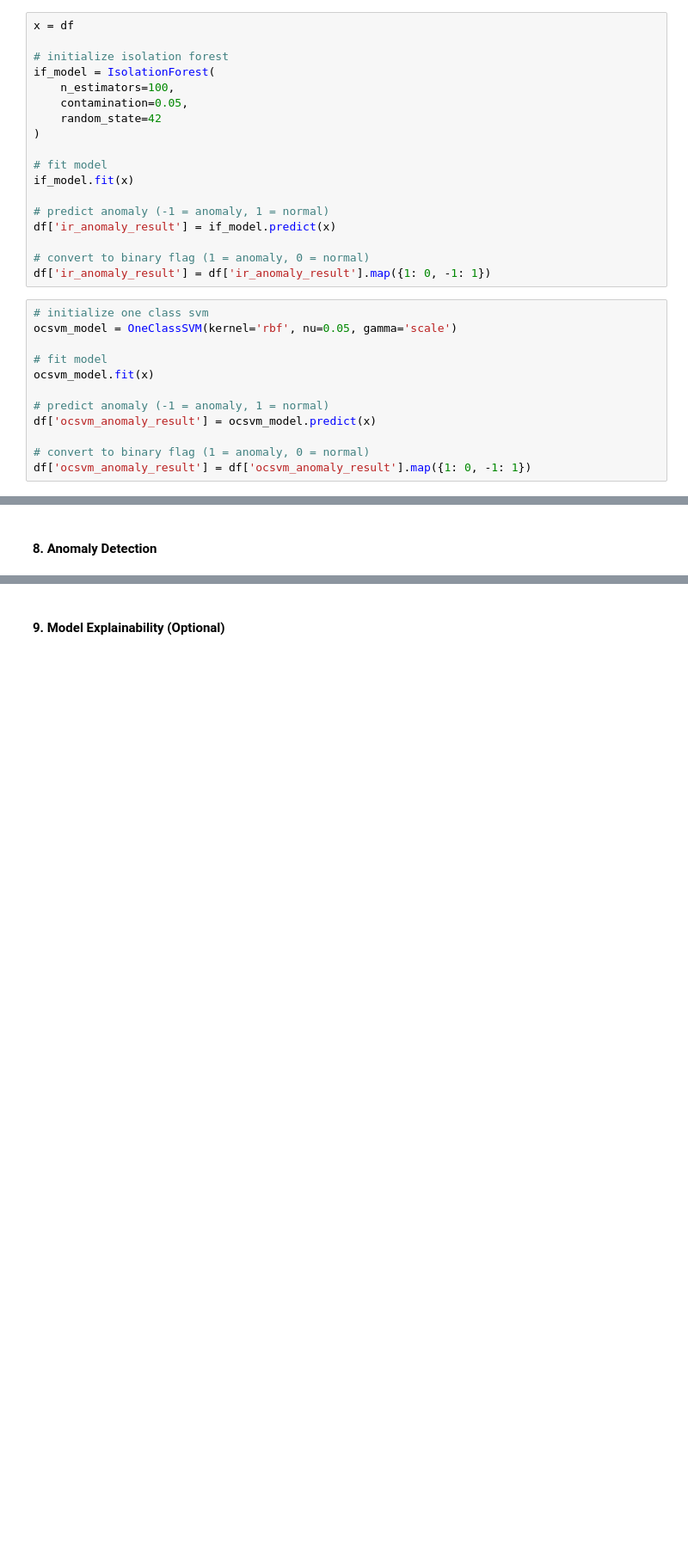
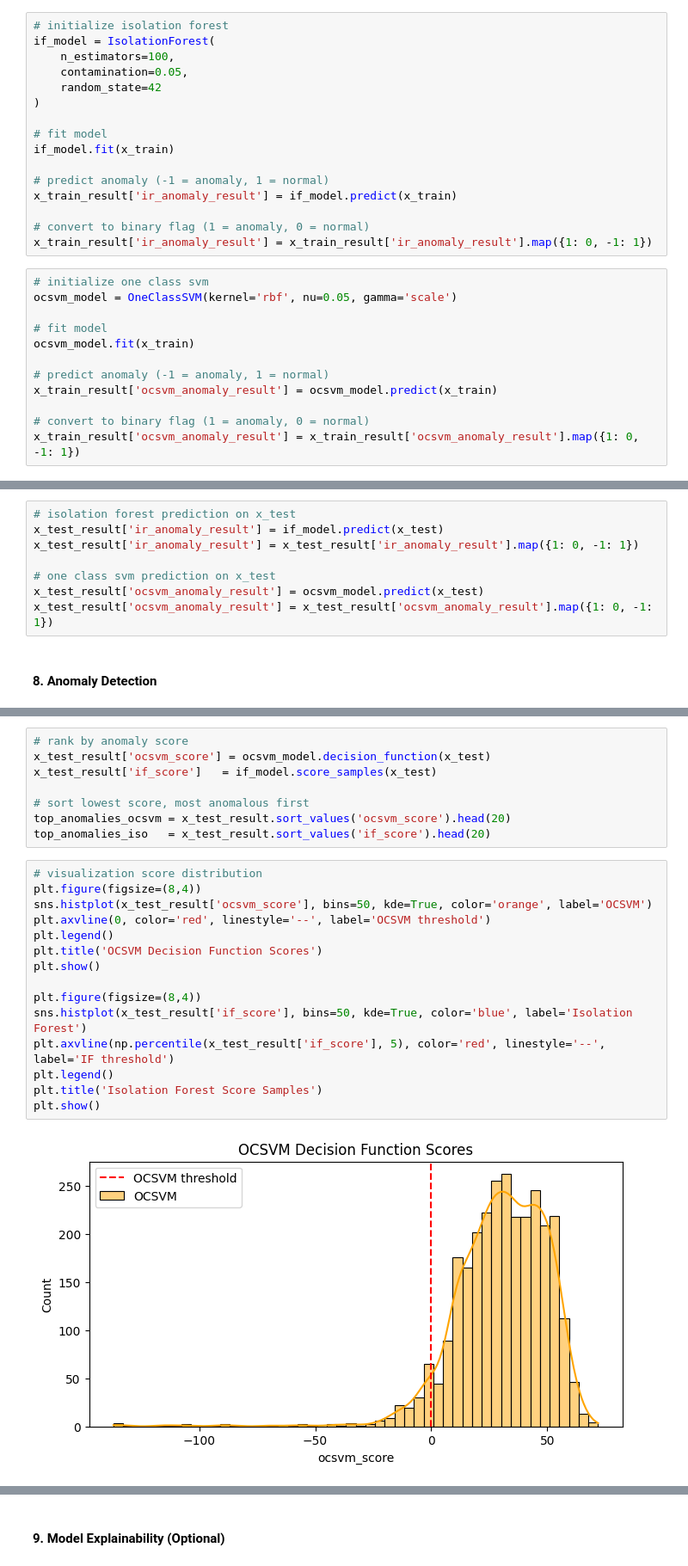
Before and after one commit to christopher192/machine-learning-project, a Jupyter notebook: tool-sensor-anomaly-detection/tool-sensor-anomaly-detection.ipynb, the cells around one changed output, grey strips where cells are left out. Shown at 86% size. Saved outputs shown, nothing was run; the diff lists cells and outputs as text; blank space fills up the shorter version.

```diff
--- a/tool-sensor-anomaly-detection/tool-sensor-anomaly-detection.ipynb
+++ b/tool-sensor-anomaly-detection/tool-sensor-anomaly-detection.ipynb
@@ -383,6 +387,4 @@ df[numeric_cols] = scaler.fit_transform(df[numeric_cols])
 # %%
-x = df
-
 # initialize isolation forest
 if_model = IsolationForest(
     n_estimators=100,
@@ -391,26 +393,34 @@ if_model = IsolationForest(
 )
 
 # fit model
-if_model.fit(x)
+if_model.fit(x_train)
 
 # predict anomaly (-1 = anomaly, 1 = normal)
-df['ir_anomaly_result'] = if_model.predict(x)
+x_train_result['ir_anomaly_result'] = if_model.predict(x_train)
 
 # convert to binary flag (1 = anomaly, 0 = normal)
-df['ir_anomaly_result'] = df['ir_anomaly_result'].map({1: 0, -1: 1})
+x_train_result['ir_anomaly_result'] = x_train_result['ir_anomaly_result'].map({1: 0, -1: 1})
 # %%
 # initialize one class svm
 ocsvm_model = OneClassSVM(kernel='rbf', nu=0.05, gamma='scale')
 
 # fit model
-ocsvm_model.fit(x)
+ocsvm_model.fit(x_train)
 
 # predict anomaly (-1 = anomaly, 1 = normal)
-df['ocsvm_anomaly_result'] = ocsvm_model.predict(x)
+x_train_result['ocsvm_anomaly_result'] = ocsvm_model.predict(x_train)
 
 # convert to binary flag (1 = anomaly, 0 = normal)
-df['ocsvm_anomaly_result'] = df['ocsvm_anomaly_result'].map({1: 0, -1: 1})
+x_train_result['ocsvm_anomaly_result'] = x_train_result['ocsvm_anomaly_result'].map({1: 0, -1: 1})
 # %% [markdown]
 #### 7. Model Prediction
+# %%
+# isolation forest prediction on x_test
+x_test_result['ir_anomaly_result'] = if_model.predict(x_test)
+x_test_result['ir_anomaly_result'] = x_test_result['ir_anomaly_result'].map({1: 0, -1: 1})
+
+# one class svm prediction on x_test
+x_test_result['ocsvm_anomaly_result'] = ocsvm_model.predict(x_test)
+x_test_result['ocsvm_anomaly_result'] = x_test_result['ocsvm_anomaly_result'].map({1: 0, -1: 1})
 # %% [markdown]
 #### 8. Anomaly Detection
@@ -416,0 +437,25 @@ df['ocsvm_anomaly_result'] = df['ocsvm_anomaly_result'].map({1: 0, -1: 1})
+# %%
+# rank by anomaly score
+x_test_result['ocsvm_score'] = ocsvm_model.decision_function(x_test)
+x_test_result['if_score']   = if_model.score_samples(x_test)
+
+# sort lowest score, most anomalous first
+top_anomalies_ocsvm = x_test_result.sort_values('ocsvm_score').head(20)
+top_anomalies_iso   = x_test_result.sort_values('if_score').head(20)
+# %%
+# visualization score distribution
+plt.figure(figsize=(8,4))
+sns.histplot(x_test_result['ocsvm_score'], bins=50, kde=True, color='orange', label='OCSVM')
+plt.axvline(0, color='red', linestyle='--', label='OCSVM threshold')
+plt.legend()
+plt.title('OCSVM Decision Function Scores')
+plt.show()
+
+plt.figure(figsize=(8,4))
+sns.histplot(x_test_result['if_score'], bins=50, kde=True, color='blue', label='Isolation Forest')
+plt.axvline(np.percentile(x_test_result['if_score'], 5), color='red', linestyle='--', label='IF threshold')
+plt.legend()
+plt.title('Isolation Forest Score Samples')
+plt.show()
+# %% [output]
+[figure, added]
```
Also changed, not shown: parts of 6 cells of this notebook.
